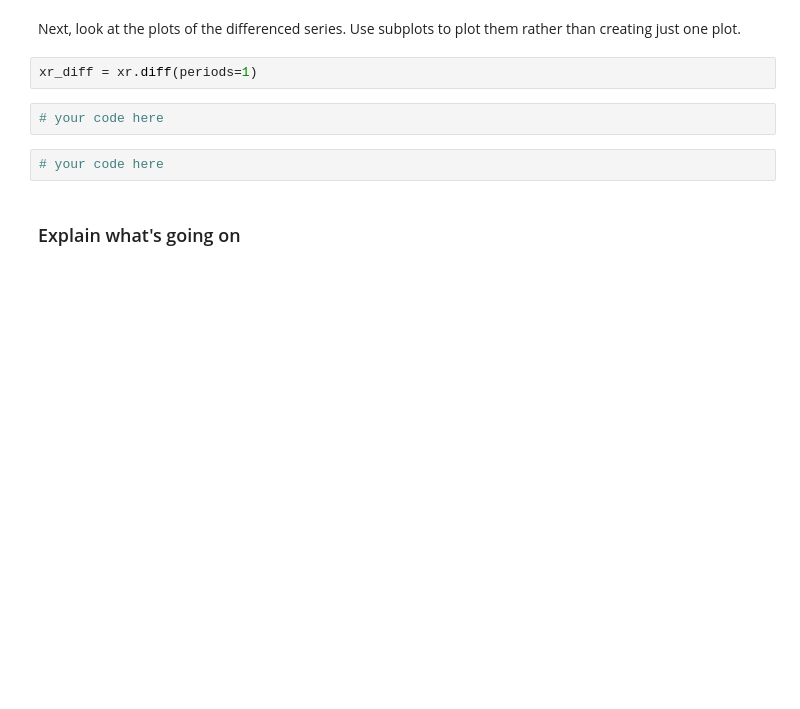
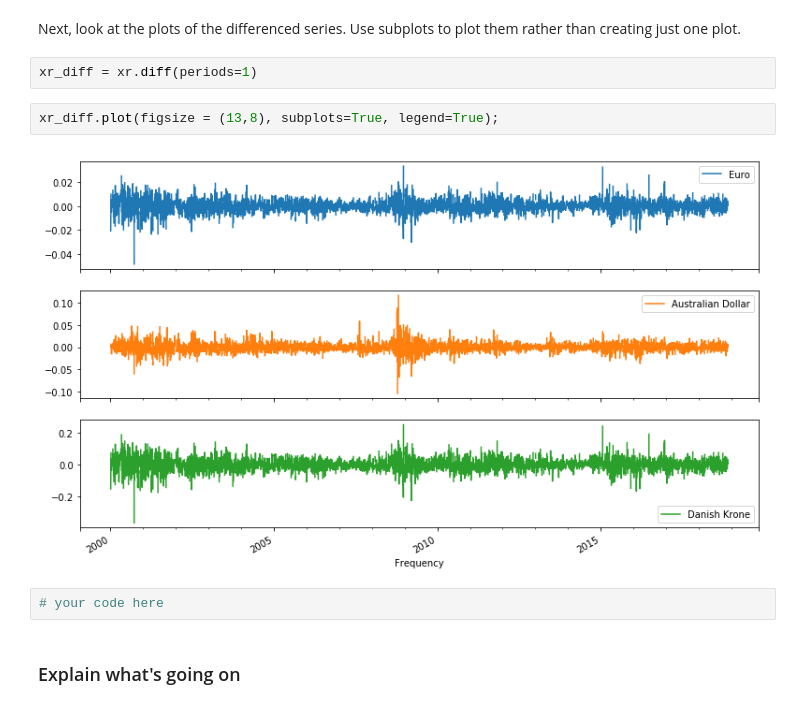
Before and after one commit to williammcmillan/dsc-corr-autocorr-in-time-series-lab-houston-ds-060319, a Jupyter notebook: index.ipynb, the cells around one changed output. Drawn from its saved outputs; the diff is of its cells as text; blank space fills up the shorter version.

```diff
--- a/index.ipynb
+++ b/index.ipynb
@@ -49,8 +49,10 @@ xr.corr()
 Next, look at the plots of the differenced series. Use subplots to plot them rather than creating just one plot.
 # %%
 xr_diff = xr.diff(periods=1)
-# %%
-# your code here
+# %%
+xr_diff.plot(figsize = (13,8), subplots=True, legend=True);
+# %% [output]
+[figure, added]
 # %%
 # your code here
 # %% [markdown]
```
